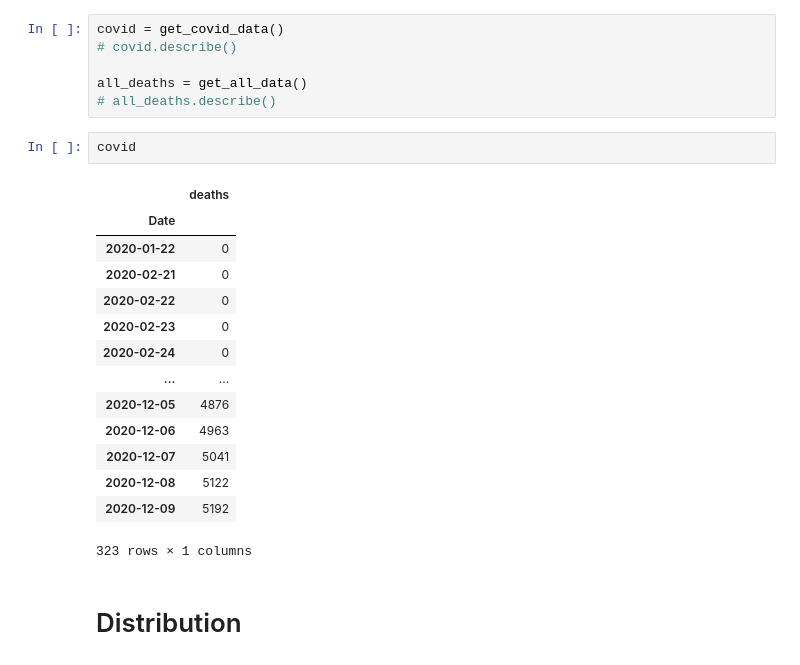
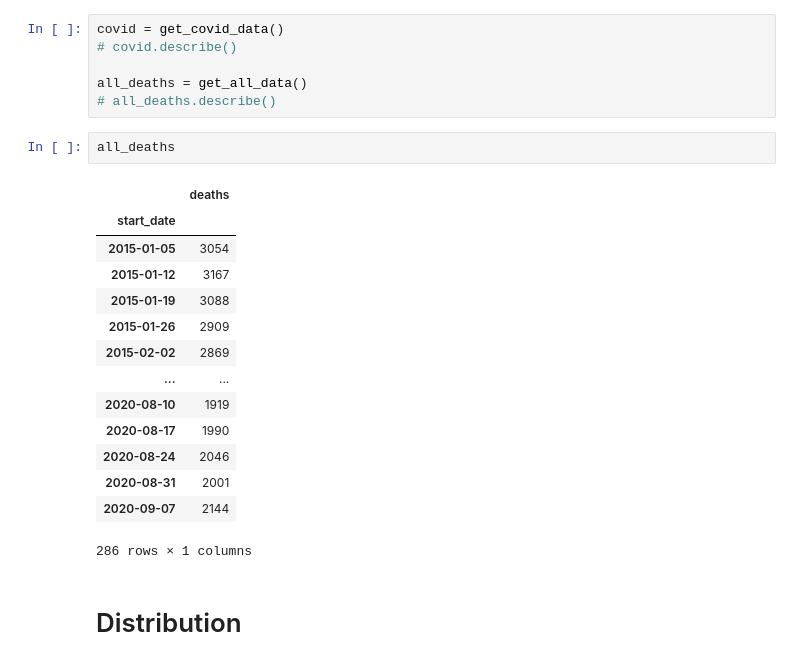
Before and after one commit to joaocmd/CD-Project, a Jupyter notebook: lab9+10/lab9+10-profilling.ipynb, the cells around one changed output. Saved outputs shown, nothing was run; the diff lists cells and outputs as text.

Commit message:
start ARIMA

```diff
--- a/lab9+10/lab9+10-profilling.ipynb
+++ b/lab9+10/lab9+10-profilling.ipynb
@@ -12,23 +12,23 @@ covid = get_covid_data()
 
 all_deaths = get_all_data()
 # all_deaths.describe()
-# %%
-covid
-# %% [output]
-|  | deaths |
-| Date |  |
-| 2020-01-22 | 0 |
-| 2020-02-21 | 0 |
-| 2020-02-22 | 0 |
-| 2020-02-23 | 0 |
-| 2020-02-24 | 0 |
-| ... | ... |
-| 2020-12-05 | 4876 |
-| 2020-12-06 | 4963 |
-| 2020-12-07 | 5041 |
-| 2020-12-08 | 5122 |
-| 2020-12-09 | 5192 |
-323 rows × 1 columns
+# %%
+all_deaths
+# %% [output]
+|  | deaths |
+| start_date |  |
+| 2015-01-05 | 3054 |
+| 2015-01-12 | 3167 |
+| 2015-01-19 | 3088 |
+| 2015-01-26 | 2909 |
+| 2015-02-02 | 2869 |
+| ... | ... |
+| 2020-08-10 | 1919 |
+| 2020-08-17 | 1990 |
+| 2020-08-24 | 2046 |
+| 2020-08-31 | 2001 |
+| 2020-09-07 | 2144 |
+286 rows × 1 columns
 # %% [markdown]
 # Distribution
 # %%
```
Also changed, not shown: parts of 1 cell of this notebook, 5 other files.
